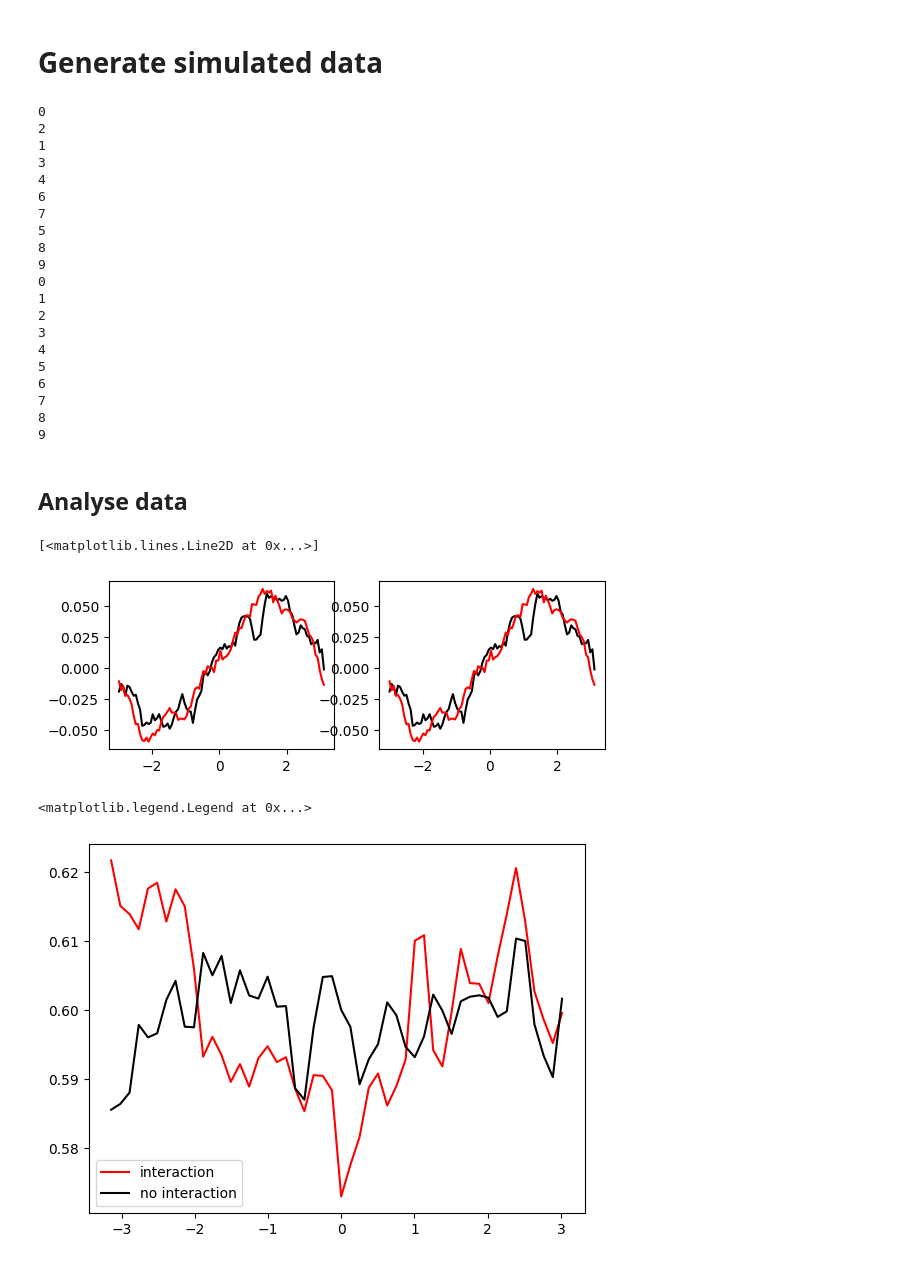
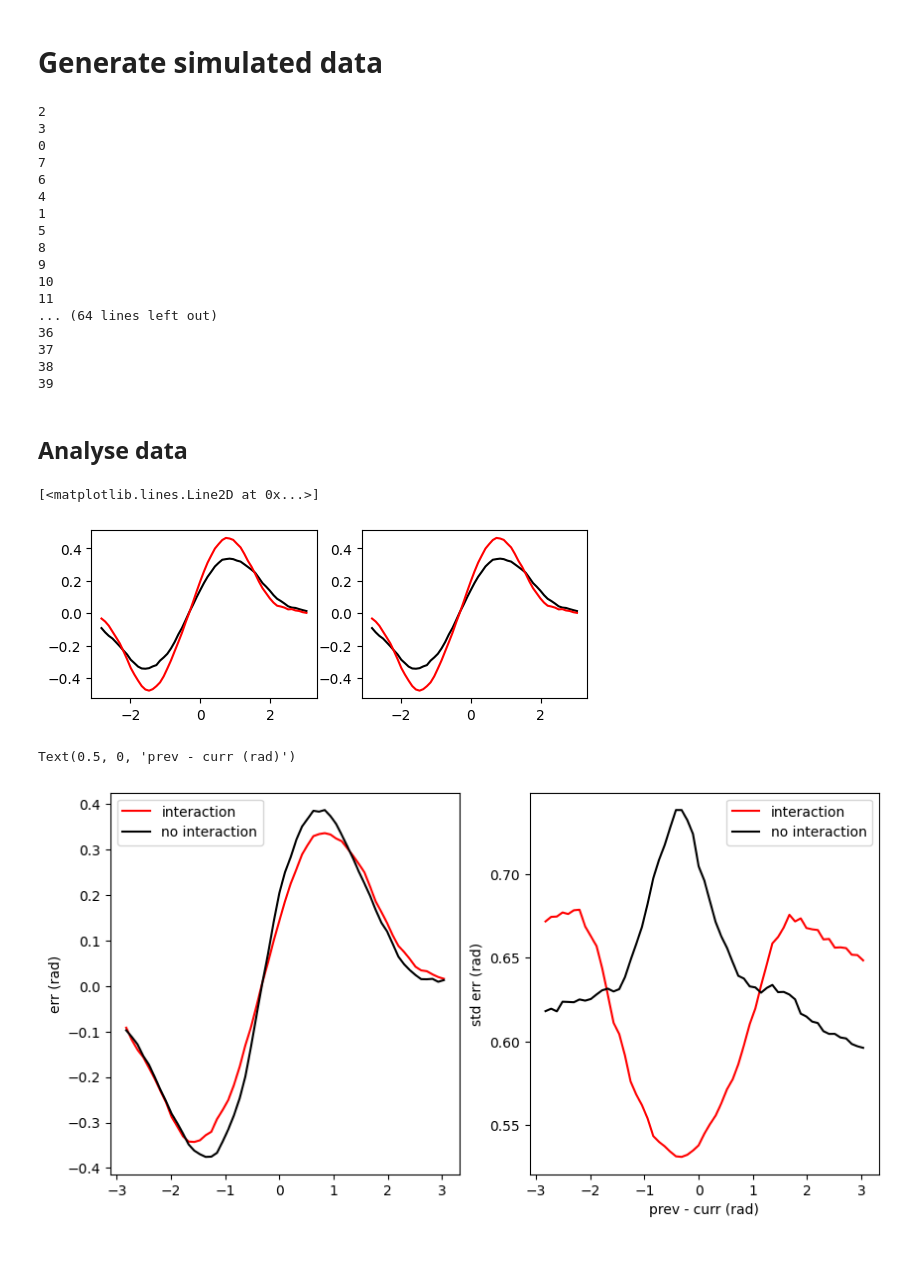
Before and after one commit to jmourabarbosa/sb_for_david, a Jupyter notebook: dd_simulations/run_sims.ipynb, the cells around one changed output. Saved outputs shown, nothing was run; the diff lists cells and outputs as text; code cells hidden in the pictures.

```diff
--- a/dd_simulations/run_sims.ipynb
+++ b/dd_simulations/run_sims.ipynb
@@ -8,3 +8,14 @@ import multiprocessing
 num_cores = multiprocessing.cpu_count()
 from pickle import dump
 from astropy.stats import circmean
+# %%
+# parameters for serial biases simulated as a DoG
+a = 1 # serial biases strength: 0.1 for foster fig 1. 0.06 for experiment average fig4
+w=0.015  # width of serial biases function
+c = sqrt(2)/pow(np.e,-0.5)
+
+def dog(x):
+    return x*a*w*c*exp(-(w*x)**2)
+
+plt.plot(np.linspace(-180,180,1000),dog(np.linspace(-180,180,1000)))
+plt.xlim(-180,180)
@@ -13,13 +27,13 @@ from astropy.stats import circmean
 # %%
 sig=12 #6 # controls diffusion
 N=1024 # number of colors / neurons
-Nt = 10960 #number of trials to simulate
+Nt = 2096 #number of trials to simulate
 T=100 # number of time points to simulate per trial
-n_subjects = 10 #200 #12
+n_subjects = 40 #200 #12
 
 # parameters for serial biases simulated as a DoG
-a = 0.1 # serial biases strength: 0.1 for foster fig 1. 0.06 for experiment average fig4
-w=0.02  # width of serial biases function
+#a = 0.1 # serial biases strength: 0.1 for foster fig 1. 0.06 for experiment average fig4
+#w=0.2 #0.02  # width of serial biases function
 c = sqrt(2)/pow(np.e,-0.5)
 
 def dog(x):
@@ -31,7 +45,7 @@ def one_subject(Nt,s,interaction=True):
     def attractor(curr_cue,prev_cue):
         dist = circdist(curr_cue/N*2*pi,prev_cue/N*2*pi)
         bias = dog(degrees(dist))
-        bias = sin(dist)*a
+       # bias = sin(dist)*a
         return -bias
 
     print(s)
@@ -74,8 +88,8 @@ do_thirds = True
 outlier_thr = 90
 
 
-w2=pi/10
-w1=pi/25
+w1 = np.pi/30
+w2 = np.pi/5
 
 xxx_f=arange(0,pi,w1)
 xxx2_f =xxx_f +w2/2
@@ -130,26 +144,23 @@ subjects_no_int = Parallel(n_jobs=num_cores)(delayed(one_subject)(Nt,s,interacti
 ## 1 subject with all the trials trials
 mega_subject_no_int = np.einsum("ijk -> jki",subjects_no_int).reshape(3,-1)
 # %% [output]
+2
+3
 0
-2
+7
+6
+4
 1
-3
-4
-6
-7
 5
 8
 9
-0
-1
-2
-3
-4
-5
-6
-7
-8
-9
+10
+11
+... (64 lines left out)
+36
+37
+38
+39
 # %% [markdown]
 ## Analyse data
 # %%
@@ -195,29 +206,40 @@ plot(xxx,mean(all_sbias_to_stim[0],0),"k")
 plot(xxx,mean(all_sbias_to_stim[1],0),"r")
 # %% [output]
 [<matplotlib.lines.Line2D at 0x...>]
-[figure, old version]
+[figure, new version]
 # %%
 cues = mega_subject[0]
 prev_report = mega_subject[1]
 curr_report = mega_subject[2]
 prevstim_curr = circdist(radians(180),cues)
 prevreport_curr = circdist(prev_report,cues)
 # folded
 sbias_stim = compute_serial(curr_report,cues,prevstim_curr,xxx,flip)
 
 # no interaction
 cues = mega_subject_no_int[0]
 prev_report = mega_subject_no_int[1]
 curr_report = mega_subject_no_int[2]
 prevstim_curr = circdist(radians(180),cues)
 prevreport_curr = circdist(prev_report,cues)
 # folded
 sbias_stim_no_int = compute_serial(curr_report,cues,prevstim_curr,xxx,flip)
 
+plt.figure(figsize=(10,5))
 
+plt.subplot(1,2,1)
+plt.plot(xxx,sbias_stim[2],'r',label="interaction")
+plt.plot(xxx,sbias_stim_no_int[2],'k',label="no interaction")
+plt.ylabel("err (rad)")
+plt.legend()
+
+plt.subplot(1,2,2)
 plt.plot(xxx,sbias_stim[3],'r',label="interaction")
 plt.plot(xxx,sbias_stim_no_int[3],'k',label="no interaction")
 plt.legend()
+plt.ylabel("std err (rad)")
+
+plt.xlabel("prev - curr (rad)")
 # %% [output]
-<matplotlib.legend.Legend at 0x...>
+Text(0.5, 0, 'prev - curr (rad)')
-[figure, old version]
+[figure, new version]
```
Also changed, not shown: parts of 1 cell of this notebook.
